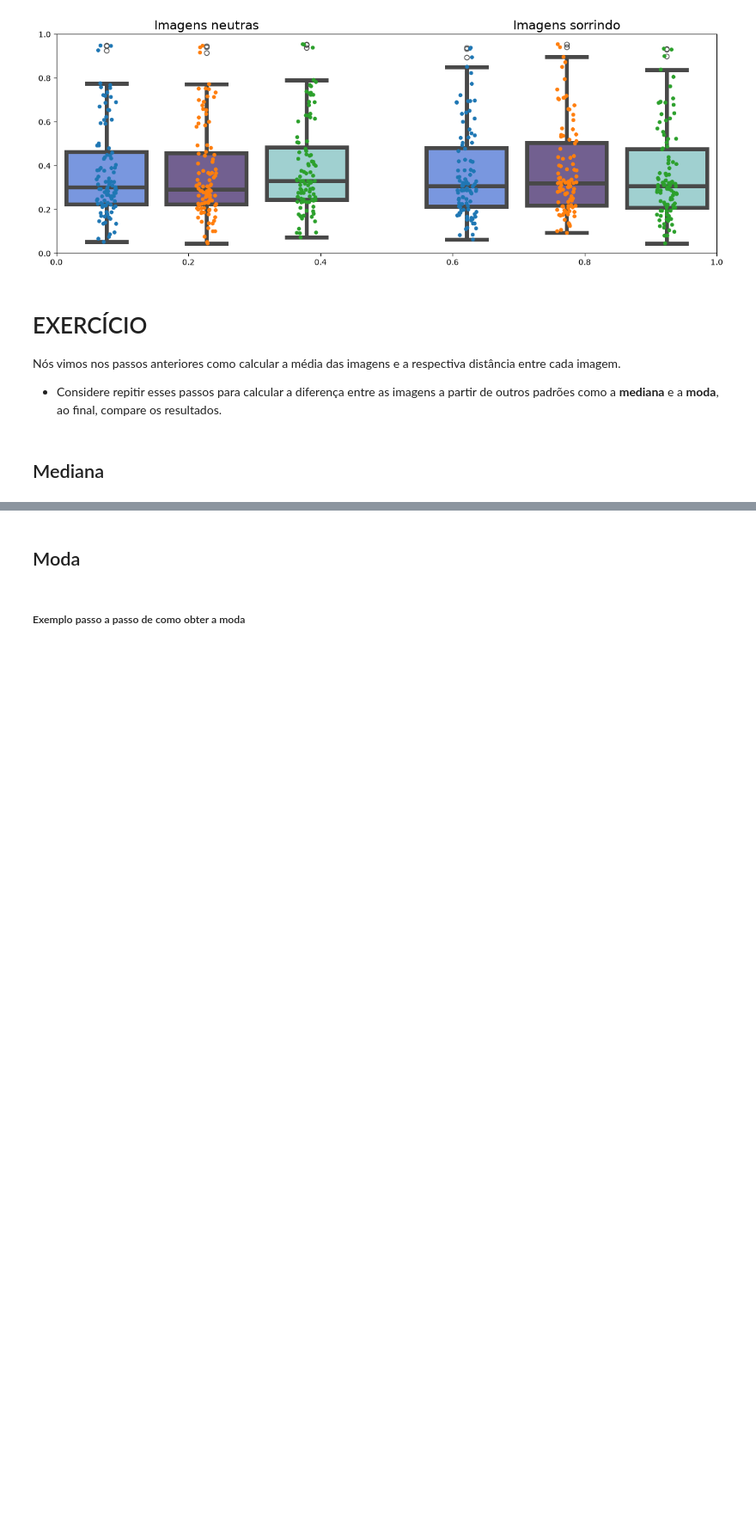
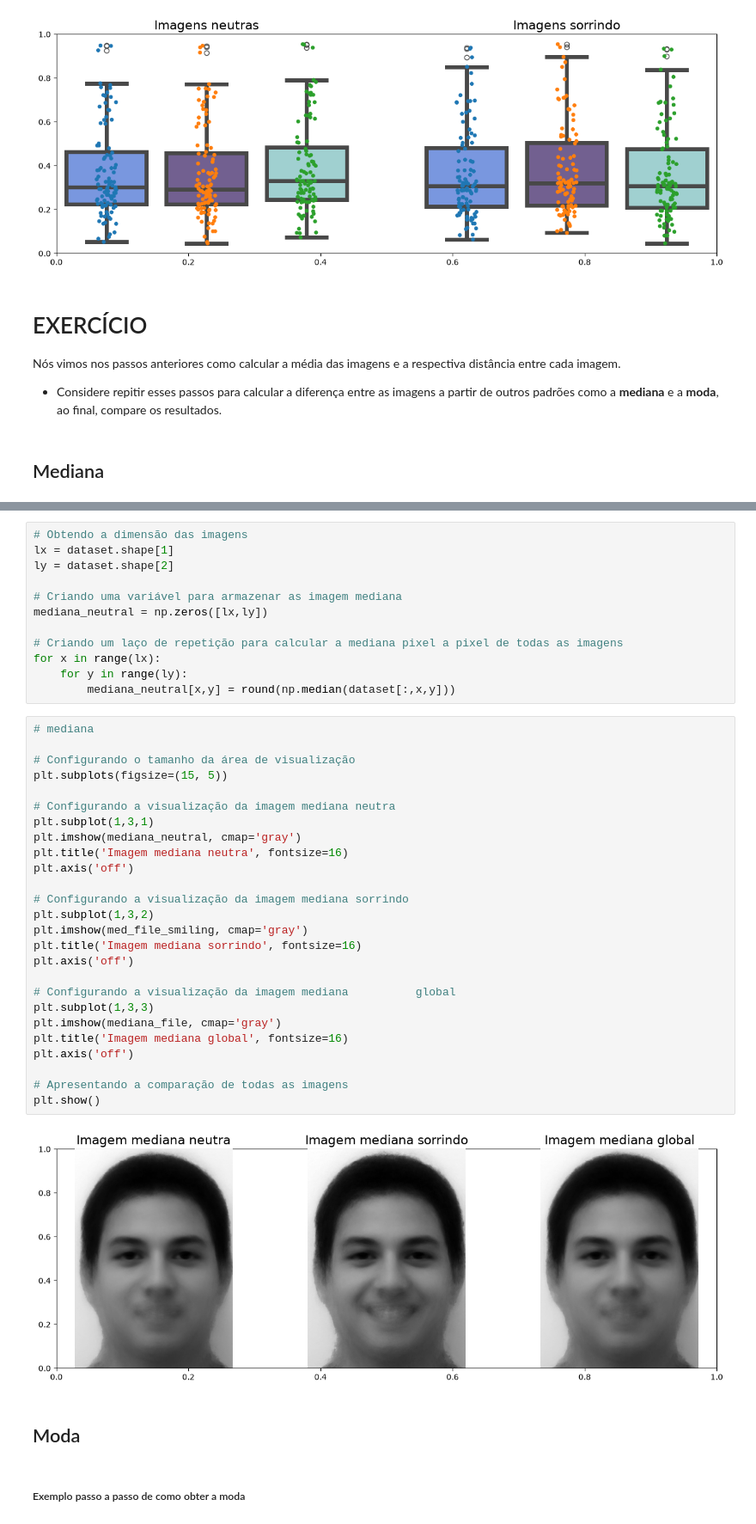
Before and after one commit to gziinx/LABDA, a Jupyter notebook: Introducao_ao_Reconhecimento_de_Padroes.ipynb, the cells around one changed output, grey strips where cells are left out. Shown at 86% size. Saved outputs shown, nothing was run; the diff lists cells and outputs as text; blank space fills up the shorter version.

```diff
--- a/Introducao_ao_Reconhecimento_de_Padroes.ipynb
+++ b/Introducao_ao_Reconhecimento_de_Padroes.ipynb
@@ -603,3 +598,43 @@ NameError: name 'meadian_file_neutral' is not defined
+# %%
+# Obtendo a dimensão das imagens
+lx = dataset.shape[1]
+ly = dataset.shape[2]
+
+# Criando uma variável para armazenar as imagem mediana
+mediana_neutral = np.zeros([lx,ly])
+
+# Criando um laço de repetição para calcular a mediana pixel a pixel de todas as imagens
+for x in range(lx):
+    for y in range(ly):
+        mediana_neutral[x,y] = round(np.median(dataset[:,x,y]))
+# %%
+# mediana
+
+# Configurando o tamanho da área de visualização
+plt.subplots(figsize=(15, 5))
+
+# Configurando a visualização da imagem mediana neutra
+plt.subplot(1,3,1)
+plt.imshow(mediana_neutral, cmap='gray')
+plt.title('Imagem mediana neutra', fontsize=16)
+plt.axis('off')
+
+# Configurando a visualização da imagem mediana sorrindo
+plt.subplot(1,3,2)
+plt.imshow(med_file_smiling, cmap='gray')
+plt.title('Imagem mediana sorrindo', fontsize=16)
+plt.axis('off')
+
+# Configurando a visualização da imagem mediana          global
+plt.subplot(1,3,3)
+plt.imshow(mediana_file, cmap='gray')
+plt.title('Imagem mediana global', fontsize=16)
+plt.axis('off')
+
+# Apresentando a comparação de todas as imagens
+plt.show()
+# %% [output]
+[figure, added]
 # %% [markdown]
 ## Moda
 # %% [markdown]
```
Also changed, not shown: parts of 3 cells of this notebook, 54 other files.
